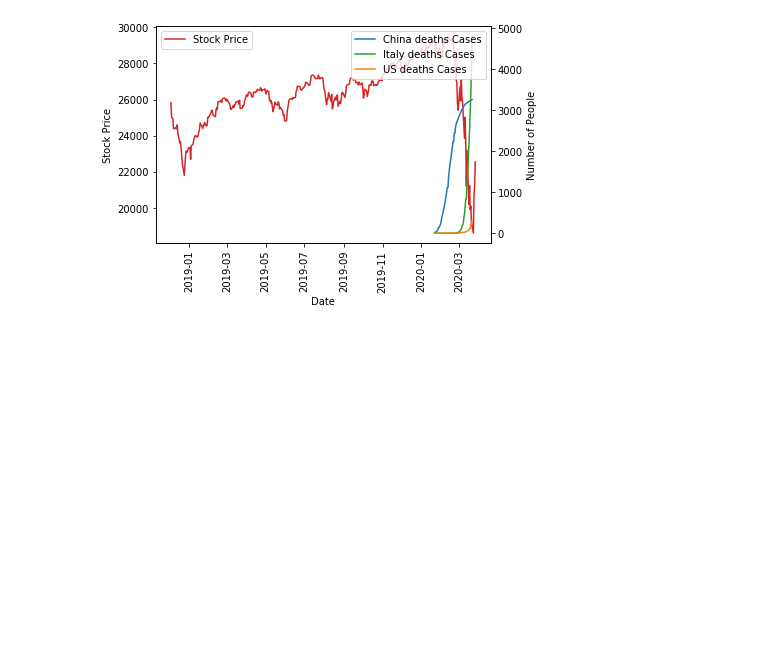
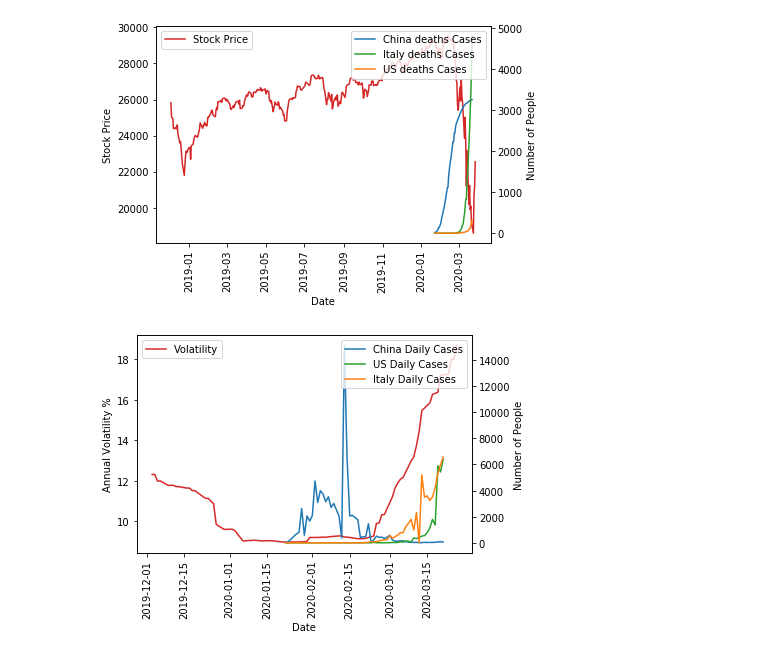
Before and after one commit to nberman12/COVID19-vs-Stocks, a Jupyter notebook: dev/daniel/Data_Collection2.ipynb, the cells around one changed output. Cells and saved outputs as stored; diff of their text form; code cells hidden in the pictures; blank space fills up the shorter version.

```diff
--- a/dev/daniel/Data_Collection2.ipynb
+++ b/dev/daniel/Data_Collection2.ipynb
@@ -1194,3 +1214,30 @@ plt.savefig("graphs/DJI Stock vs Total Deaths")
 plt.show()
 # %% [output]
 [figure]
+# %%
+#####
+dji_df["Date"]=pd.to_datetime(dji_df["Date"])
+#stock price vs confirmed cases
+fig, ax1 = plt.subplots()
+color = 'tab:red'
+ax1.set_xlabel('Date')
+ax1.set_ylabel('Annual Volatility %')
+ax1.plot(volatile_dji_df['Date'],volatile_dji_df['Annual Volatility'], label = "Volatility", color=color)
+
+#plt.yscale('symlog')
+plt.legend()
+plt.xticks(rotation=90)
+ax2 = ax1.twinx()
+color1 = 'tab:blue'
+color2 = 'tab:green'
+color3 = 'tab:orange'
+ax2.set_ylabel('Number of People')
+ax2.plot(china_daily_df.reset_index()['index'],china_daily_df['Daily'], label = "China Daily Cases", color=color1)
+ax2.plot(us_daily_df.reset_index()['index'],us_daily_df['Daily'], label = "US Daily Cases", color=color2)
+ax2.plot(italy_daily_df.reset_index()['index'],italy_daily_df.reset_index()['Daily Cases'], label = "Italy Daily Cases", color=color3)
+
+plt.legend(loc = 'upper right')
+plt.savefig("graphs/DJI volatility vs Daily Cases")
+plt.show()
+# %% [output]
+[figure, added]
```
Also changed, not shown: parts of 7 cells of this notebook, 6 other files.
